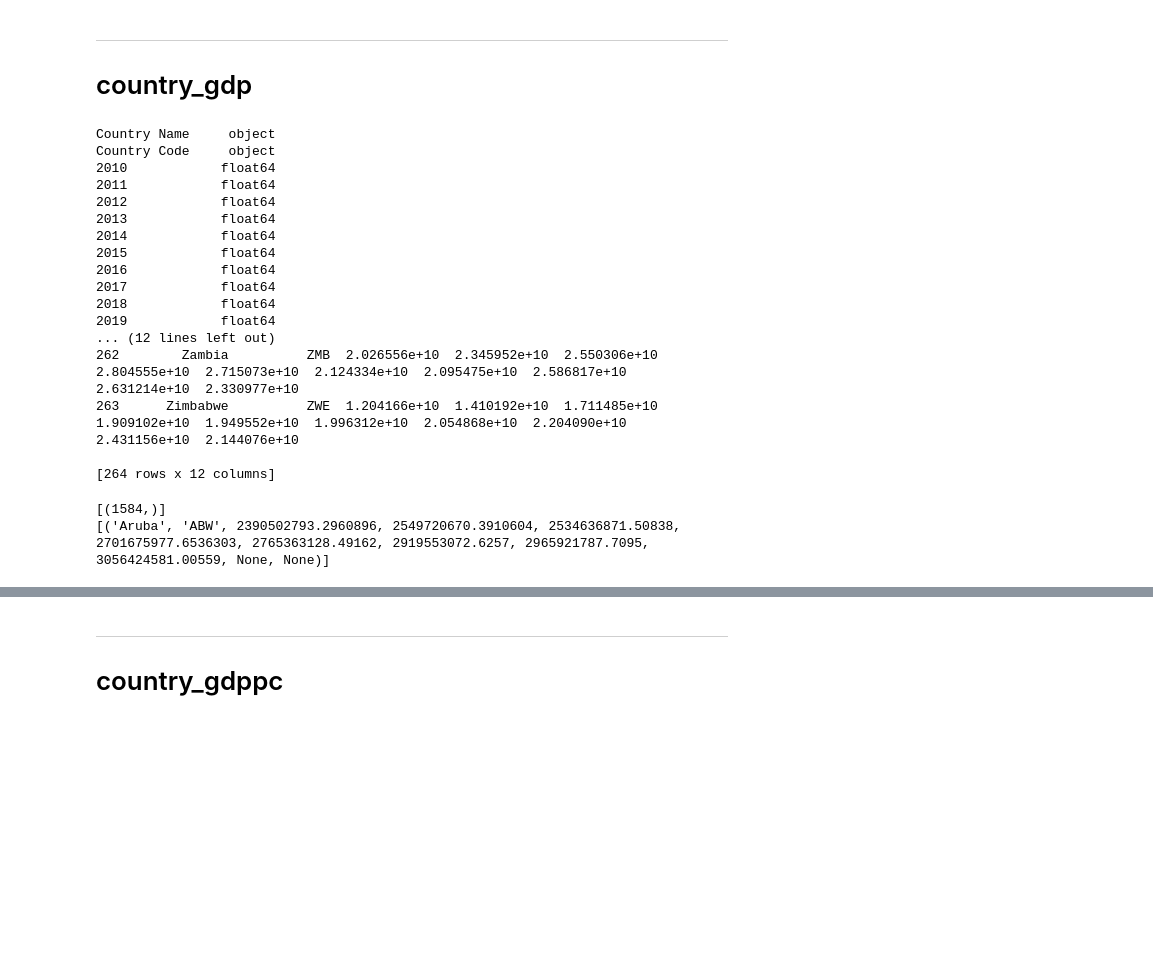
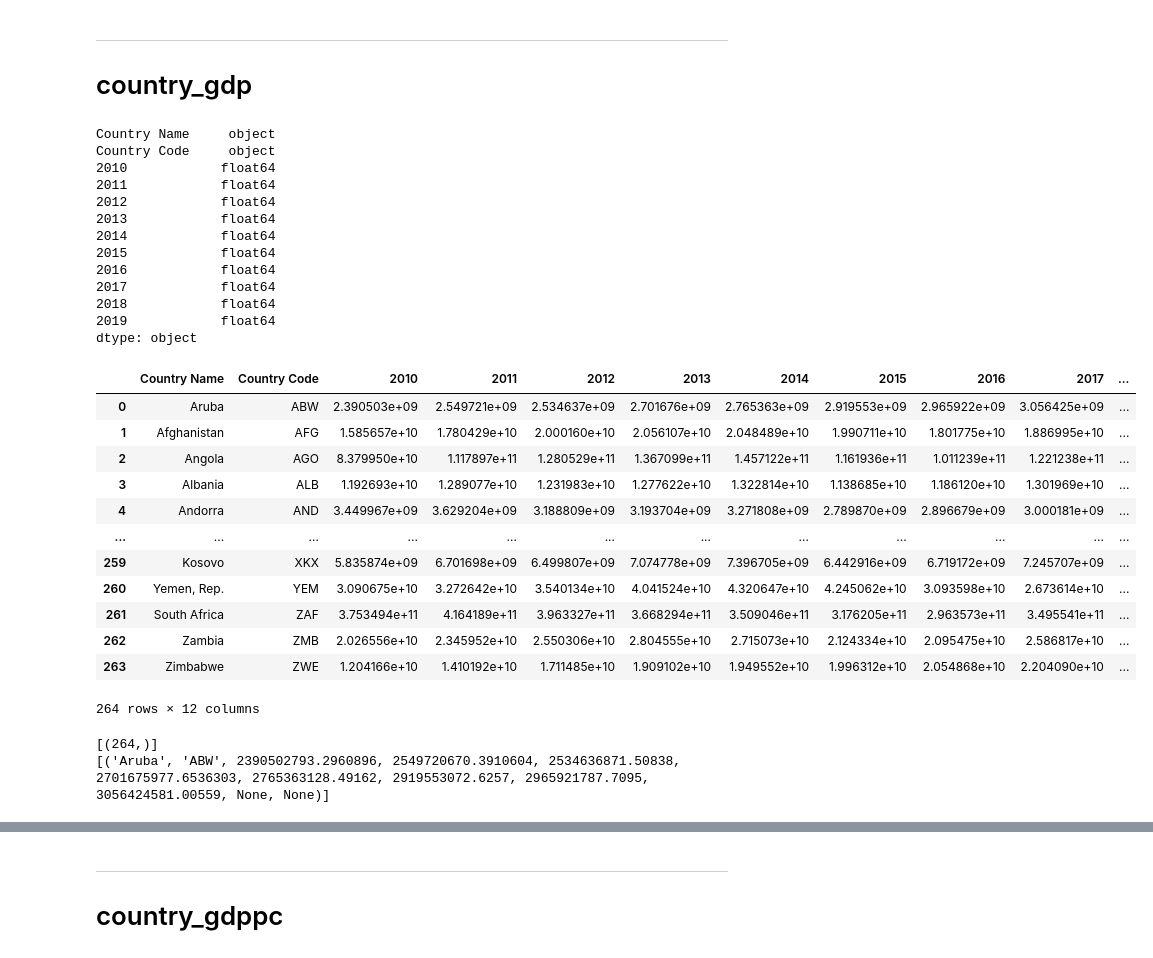
Before and after one commit to YutianJing/COVID-19-Vaccination-Progress, a Jupyter notebook: test.ipynb, the cells around one changed output, grey strips where cells are left out. Cells and saved outputs as stored; diff of their text form; code cells hidden in the pictures; blank space fills up the shorter version.

```diff
--- a/test.ipynb
+++ b/test.ipynb
@@ -2,7 +2,3 @@
 import numpy as np
 import pandas as pd
 import matplotlib.pyplot as plt
-
-# default True, set False to prevent df wrap when printing
-pd.set_option('display.expand_frame_repr', False)
-print(pd.options.display.expand_frame_repr)
@@ -218,34 +268,43 @@ plt.show()
 # %%
 # data source:
 # https://data.worldbank.org/indicator/NY.GDP.MKTP.CD
 
 
 # take GDP data from all countries from 2010-2019 as country_gdp_simple.csv
 df_country_gdp = pd.read_csv('./country_gdp.csv')
 df_country_gdp.drop(columns=['Indicator Name', 'Indicator Code'], inplace=True) # drop these since all the same, not used in this analysis
 df_country_gdp.drop(columns=[str(i) for i in range(1960, 2010)], inplace=True) # drop data from 1960-2009
 df_country_gdp.drop(columns=df_country_gdp.columns[-2:], inplace=True) # drop empty 2020 column and empty last unnamed column
-print(df_country_gdp.dtypes, '\n')
-print(df_country_gdp)
+display(df_country_gdp.dtypes)
+display(df_country_gdp)
 # df_country_gdp.to_csv('./country_gdp_simple.csv', index=False)
 # %% [output]
 Country Name     object
 Country Code     object
 2010            float64
 2011            float64
 2012            float64
 2013            float64
 2014            float64
 2015            float64
 2016            float64
 2017            float64
 2018            float64
 2019            float64
-... (12 lines left out)
-262        Zambia          ZMB  2.026556e+10  2.345952e+10  2.550306e+10  2.804555e+10  2.715073e+10  2.124334e+10  2.095475e+10  2.586817e+10  2.631214e+10  2.330977e+10
-263      Zimbabwe          ZWE  1.204166e+10  1.410192e+10  1.711485e+10  1.909102e+10  1.949552e+10  1.996312e+10  2.054868e+10  2.204090e+10  2.431156e+10  2.144076e+10
-
-[264 rows x 12 columns]
+dtype: object
+|  | Country Name | Country Code | 2010 | 2011 | 2012 | 2013 | 2014 | 2015 | 2016 | 2017 | ... |
+| 0 | Aruba | ABW | 2.390503e+09 | 2.549721e+09 | 2.534637e+09 | 2.701676e+09 | 2.765363e+09 | 2.919553e+09 | 2.965922e+09 | 3.056425e+09 | ... |
+| 1 | Afghanistan | AFG | 1.585657e+10 | 1.780429e+10 | 2.000160e+10 | 2.056107e+10 | 2.048489e+10 | 1.990711e+10 | 1.801775e+10 | 1.886995e+10 | ... |
+| 2 | Angola | AGO | 8.379950e+10 | 1.117897e+11 | 1.280529e+11 | 1.367099e+11 | 1.457122e+11 | 1.161936e+11 | 1.011239e+11 | 1.221238e+11 | ... |
+| 3 | Albania | ALB | 1.192693e+10 | 1.289077e+10 | 1.231983e+10 | 1.277622e+10 | 1.322814e+10 | 1.138685e+10 | 1.186120e+10 | 1.301969e+10 | ... |
+| 4 | Andorra | AND | 3.449967e+09 | 3.629204e+09 | 3.188809e+09 | 3.193704e+09 | 3.271808e+09 | 2.789870e+09 | 2.896679e+09 | 3.000181e+09 | ... |
+| ... | ... | ... | ... | ... | ... | ... | ... | ... | ... | ... | ... |
+| 259 | Kosovo | XKX | 5.835874e+09 | 6.701698e+09 | 6.499807e+09 | 7.074778e+09 | 7.396705e+09 | 6.442916e+09 | 6.719172e+09 | 7.245707e+09 | ... |
+| 260 | Yemen, Rep. | YEM | 3.090675e+10 | 3.272642e+10 | 3.540134e+10 | 4.041524e+10 | 4.320647e+10 | 4.245062e+10 | 3.093598e+10 | 2.673614e+10 | ... |
+| 261 | South Africa | ZAF | 3.753494e+11 | 4.164189e+11 | 3.963327e+11 | 3.668294e+11 | 3.509046e+11 | 3.176205e+11 | 2.963573e+11 | 3.495541e+11 | ... |
+| 262 | Zambia | ZMB | 2.026556e+10 | 2.345952e+10 | 2.550306e+10 | 2.804555e+10 | 2.715073e+10 | 2.124334e+10 | 2.095475e+10 | 2.586817e+10 | ... |
+| 263 | Zimbabwe | ZWE | 1.204166e+10 | 1.410192e+10 | 1.711485e+10 | 1.909102e+10 | 1.949552e+10 | 1.996312e+10 | 2.054868e+10 | 2.204090e+10 | ... |
+264 rows × 12 columns
 # %%
 # create = """
 #     CREATE TABLE country_gdp_simple (
@@ -266,23 +325,23 @@ Country Code     object
 # runSQL(create)
 
 
-# run once, copy csv to db
-with connect(host='127.0.0.1', port='5432', user='postgres', password='309512', dbname='data-tutorial') as conn:
-    cur = conn.cursor()
-    f = open('./country_gdp_simple.csv', 'r')
-    copy_sql = """
-        COPY country_gdp_simple FROM stdin WITH CSV HEADER
-        DELIMITER as ','
-        """
-    cur.copy_expert(sql=copy_sql, file=f)
-    f.close()
-    cur.close()
+# # run once, copy csv to db
+# with connect(host='127.0.0.1', port='5432', user='postgres', password='309512', dbname='data-tutorial') as conn:
+#     cur = conn.cursor()
+#     f = open('./country_gdp_simple.csv', 'r')
+#     copy_sql = """
+#         COPY country_gdp_simple FROM stdin WITH CSV HEADER
+#         DELIMITER as ','
+#         """
+#     cur.copy_expert(sql=copy_sql, file=f)
+#     f.close()
+#     cur.close()
 
 # print(runSQL('DELETE FROM country_gdp_simple'))
 print(runSQL_result('SELECT COUNT(*) FROM country_gdp_simple'))
 print(runSQL_result('SELECT * FROM country_gdp_simple LIMIT 1'))
 # %% [output]
-[(1584,)]
+[(264,)]
 [('Aruba', 'ABW', 2390502793.2960896, 2549720670.3910604, 2534636871.50838, 2701675977.6536303, 2765363128.49162, 2919553072.6257, 2965921787.7095, 3056424581.00559, None, None)]
 # %%
 # find correlation between total_vaccinations and 2019 DGP
```
Also changed, not shown: parts of 18 cells of this notebook, 2 other files.
